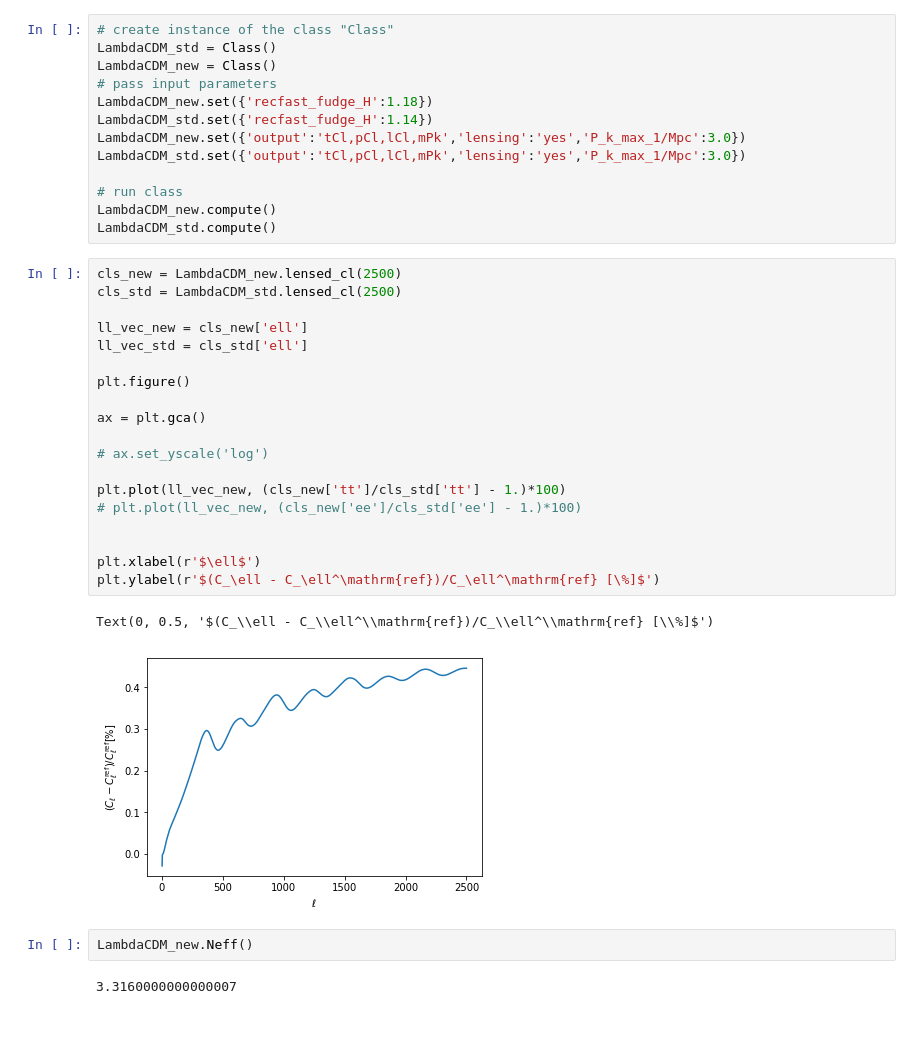
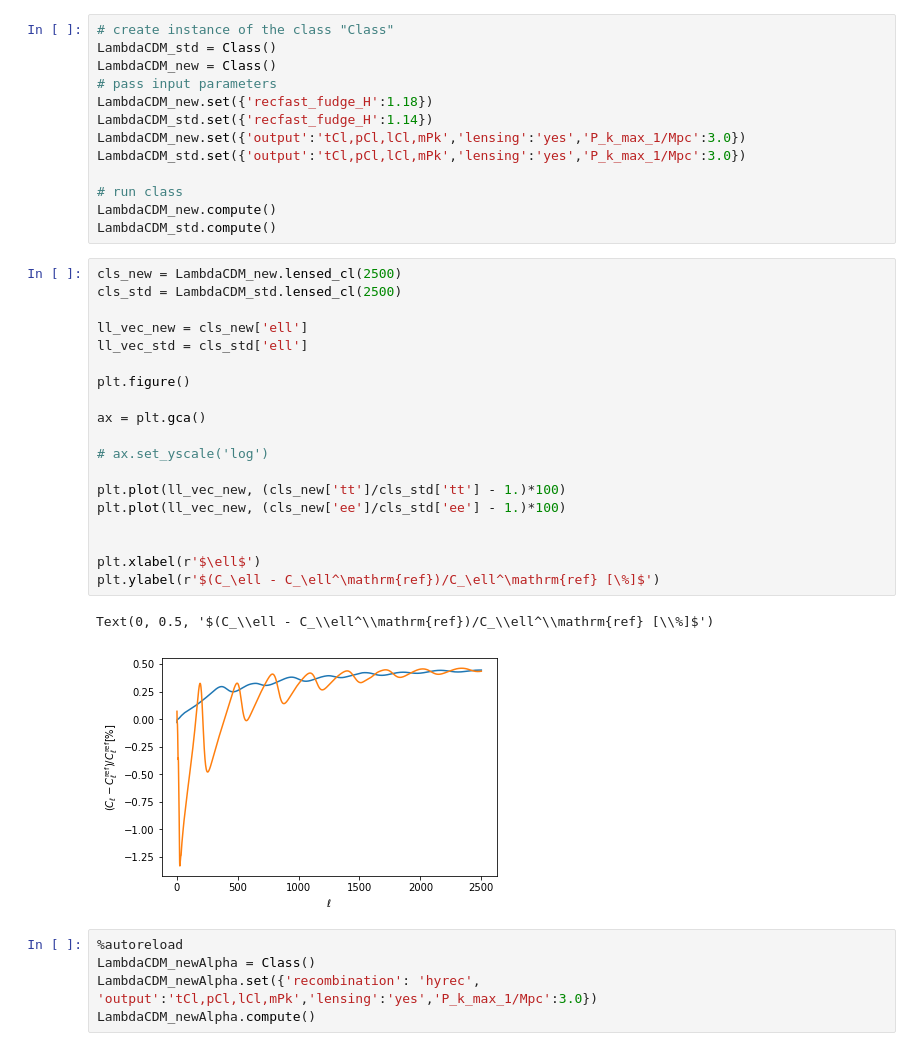
Before and after one commit to hongwanliu/class_public, a Jupyter notebook: notebooks/recfast_fudge.ipynb, the cells around one changed output. Cells and saved outputs as stored; diff of their text form; blank space fills up the shorter version.

```diff
--- a/notebooks/recfast_fudge.ipynb
+++ b/notebooks/recfast_fudge.ipynb
@@ -21,26 +24,27 @@ LambdaCDM_std.compute()
 # %%
 cls_new = LambdaCDM_new.lensed_cl(2500)
 cls_std = LambdaCDM_std.lensed_cl(2500)
 
 ll_vec_new = cls_new['ell']
 ll_vec_std = cls_std['ell']
 
 plt.figure()
 
 ax = plt.gca()
 
 # ax.set_yscale('log')
 
 plt.plot(ll_vec_new, (cls_new['tt']/cls_std['tt'] - 1.)*100)
-# plt.plot(ll_vec_new, (cls_new['ee']/cls_std['ee'] - 1.)*100)
+plt.plot(ll_vec_new, (cls_new['ee']/cls_std['ee'] - 1.)*100)
 
 
 plt.xlabel(r'$\ell$')
 plt.ylabel(r'$(C_\ell - C_\ell^\mathrm{ref})/C_\ell^\mathrm{ref} [\%]$')
 # %% [output]
 Text(0, 0.5, '$(C_\\ell - C_\\ell^\\mathrm{ref})/C_\\ell^\\mathrm{ref} [\\%]$')
-[figure, old version]
+[figure, new version]
-# %%
-LambdaCDM_new.Neff()
-# %% [output]
-3.3160000000000007
+# %%
+%autoreload
+LambdaCDM_newAlpha = Class()
+LambdaCDM_newAlpha.set({'recombination': 'hyrec', 'output':'tCl,pCl,lCl,mPk','lensing':'yes','P_k_max_1/Mpc':3.0})
+LambdaCDM_newAlpha.compute()
```
Also changed, not shown: parts of 3 cells of this notebook, 6 other files.
